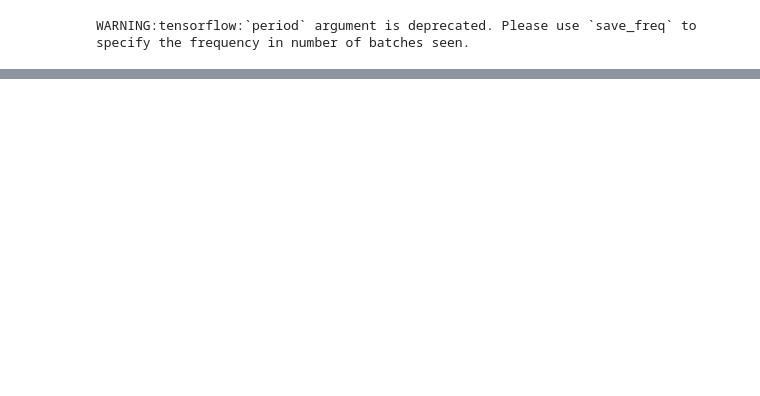
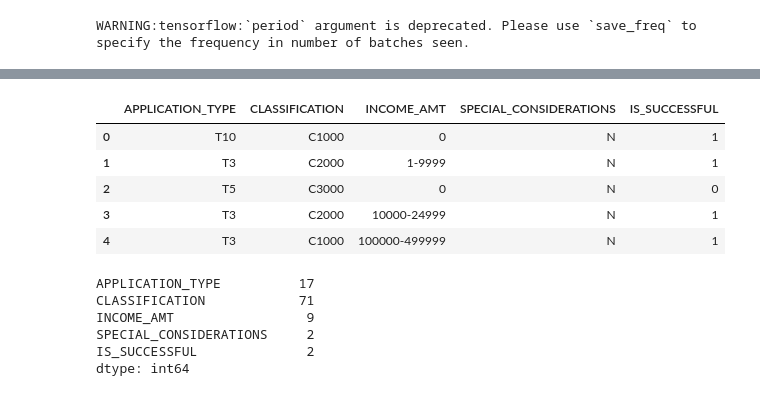
Before and after one commit to mereilly/Neural_Network_Charity_Analysis, a Jupyter notebook: AlphabetSoupCharity_Challenge.ipynb, the cells around one changed output, grey strips where cells are left out. Saved outputs shown, nothing was run; the diff lists cells and outputs as text; code cells hidden in the pictures; blank space fills up the shorter version.

```diff
--- a/AlphabetSoupCharity_Challenge.ipynb
+++ b/AlphabetSoupCharity_Challenge.ipynb
@@ -577,0 +591,5 @@ nn.save("AlphabetSoupCharity.h5")
+# %%
+#  Import and read the charity_data.csv again
+import pandas as pd
+application_df = pd.read_csv("Resources/charity_data.csv")
+application_df.head()
@@ -577,0 +603,21 @@ nn.save("AlphabetSoupCharity.h5")
+# %%
+# Drop the more columns
+application_df.drop(columns=['USE_CASE','STATUS', 'EIN','NAME','ORGANIZATION','ASK_AMT','AFFILIATION' ],axis=1, inplace=True)
+application_df.head()
+# %% [output]
+|  | APPLICATION_TYPE | CLASSIFICATION | INCOME_AMT | SPECIAL_CONSIDERATIONS | IS_SUCCESSFUL |
+| 0 | T10 | C1000 | 0 | N | 1 |
+| 1 | T3 | C2000 | 1-9999 | N | 1 |
+| 2 | T5 | C3000 | 0 | N | 0 |
+| 3 | T3 | C2000 | 10000-24999 | N | 1 |
+| 4 | T3 | C1000 | 100000-499999 | N | 1 |
+# %%
+# Determine the number of unique values in each column.
+application_df.nunique()
+# %% [output]
+APPLICATION_TYPE          17
+CLASSIFICATION            71
+INCOME_AMT                 9
+SPECIAL_CONSIDERATIONS     2
+IS_SUCCESSFUL              2
+dtype: int64
```
Also changed, not shown: parts of 25 cells of this notebook, 22 other files.
